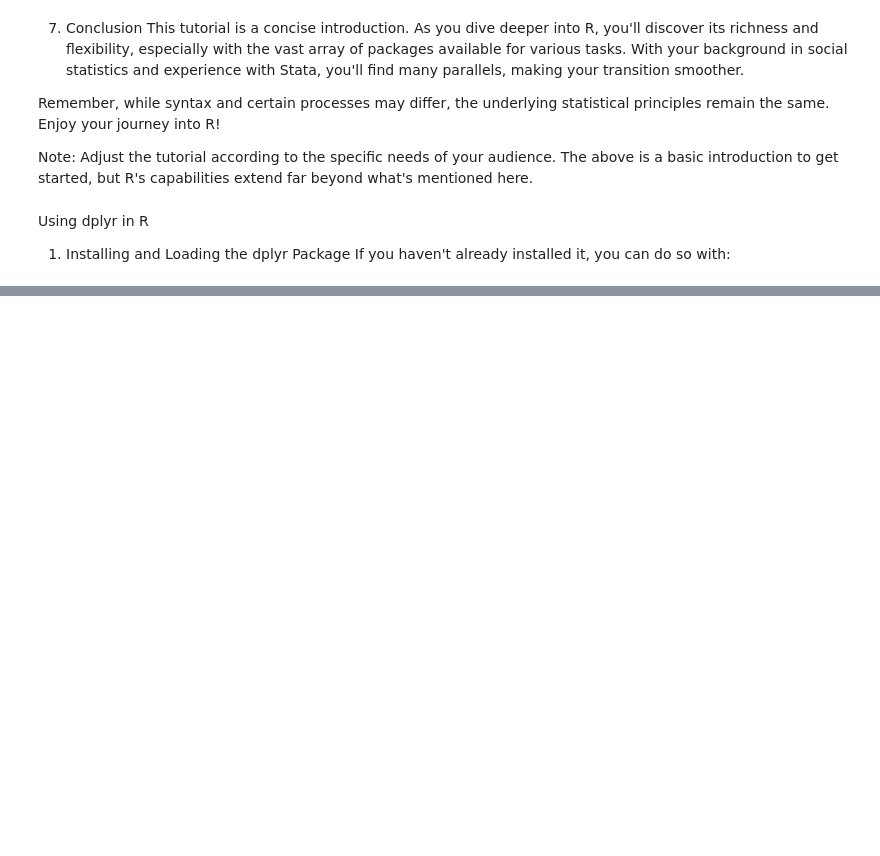
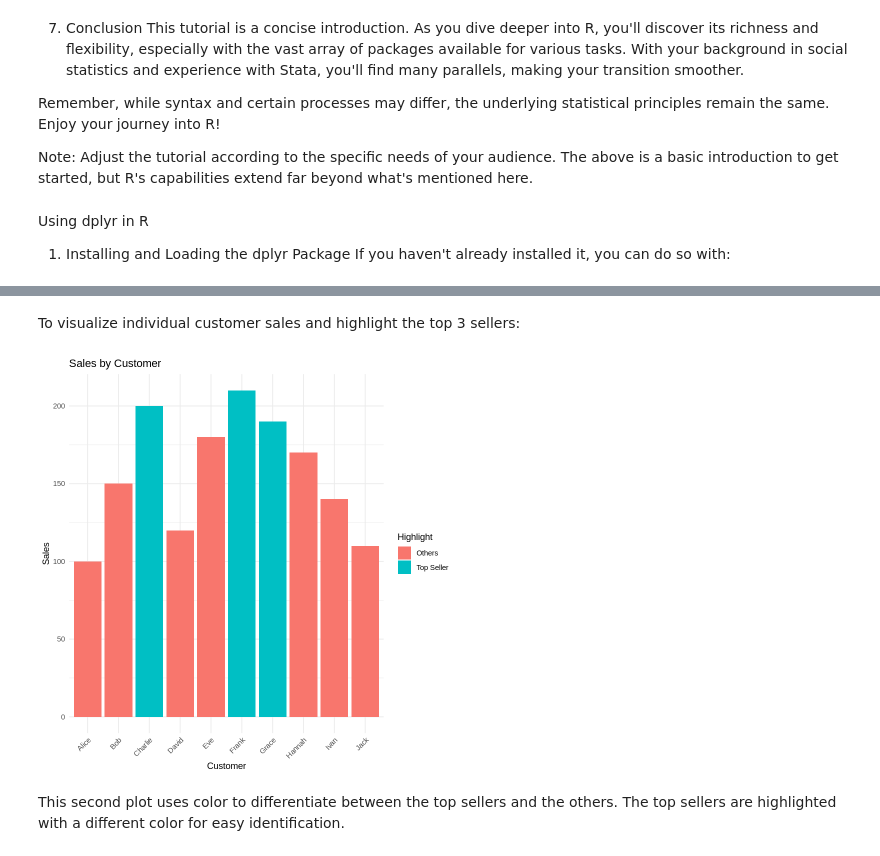
Before and after one commit to ppseguel/r_quicktutorial, a Jupyter notebook: R_tutorial_forStataUser.ipynb, the cells around one changed output, grey strips where cells are left out. Saved outputs shown, nothing was run; the diff lists cells and outputs as text; code cells hidden in the pictures; blank space fills up the shorter version.

```diff
--- a/R_tutorial_forStataUser.ipynb
+++ b/R_tutorial_forStataUser.ipynb
@@ -60,0 +179,14 @@ install.packages("dplyr")
+# %% [markdown]
+To visualize individual customer sales and highlight the top 3 sellers:
+# %%
+data$Highlight <- ifelse(data$CustomerName %in% top_sellers$CustomerName, "Top Seller", "Others")
+
+ggplot(data, aes(x=CustomerName, y=Sales, fill=Highlight)) +
+  geom_bar(stat="identity") +
+  labs(title="Sales by Customer", x="Customer", y="Sales") +
+  theme_minimal() +
+  theme(axis.text.x = element_text(angle = 45, hjust = 1))
+# %% [output]
+[figure, added]
+# %% [markdown]
+This second plot uses color to differentiate between the top sellers and the others. The top sellers are highlighted with a different color for easy identification.
```
Also changed, not shown: parts of 22 cells of this notebook.
